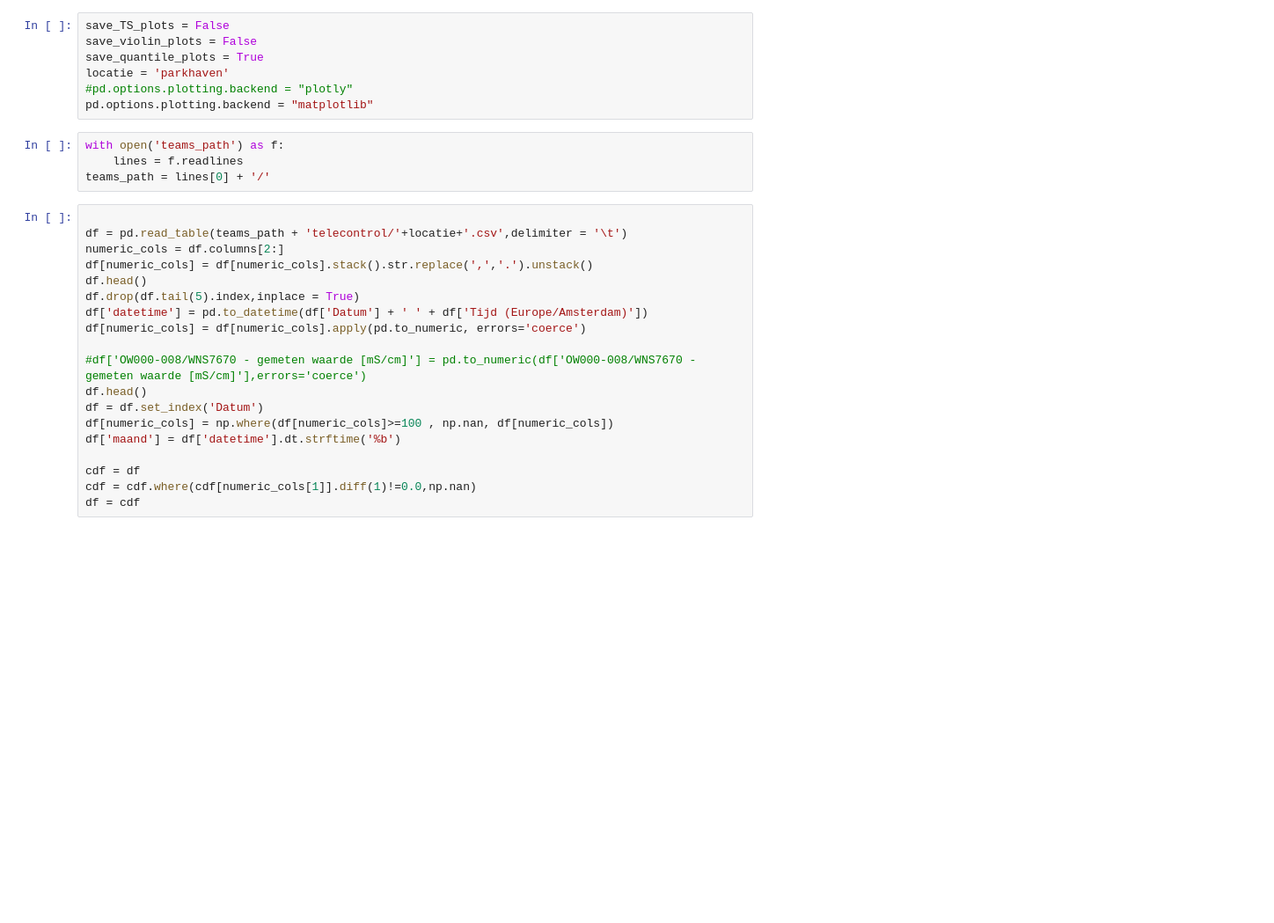
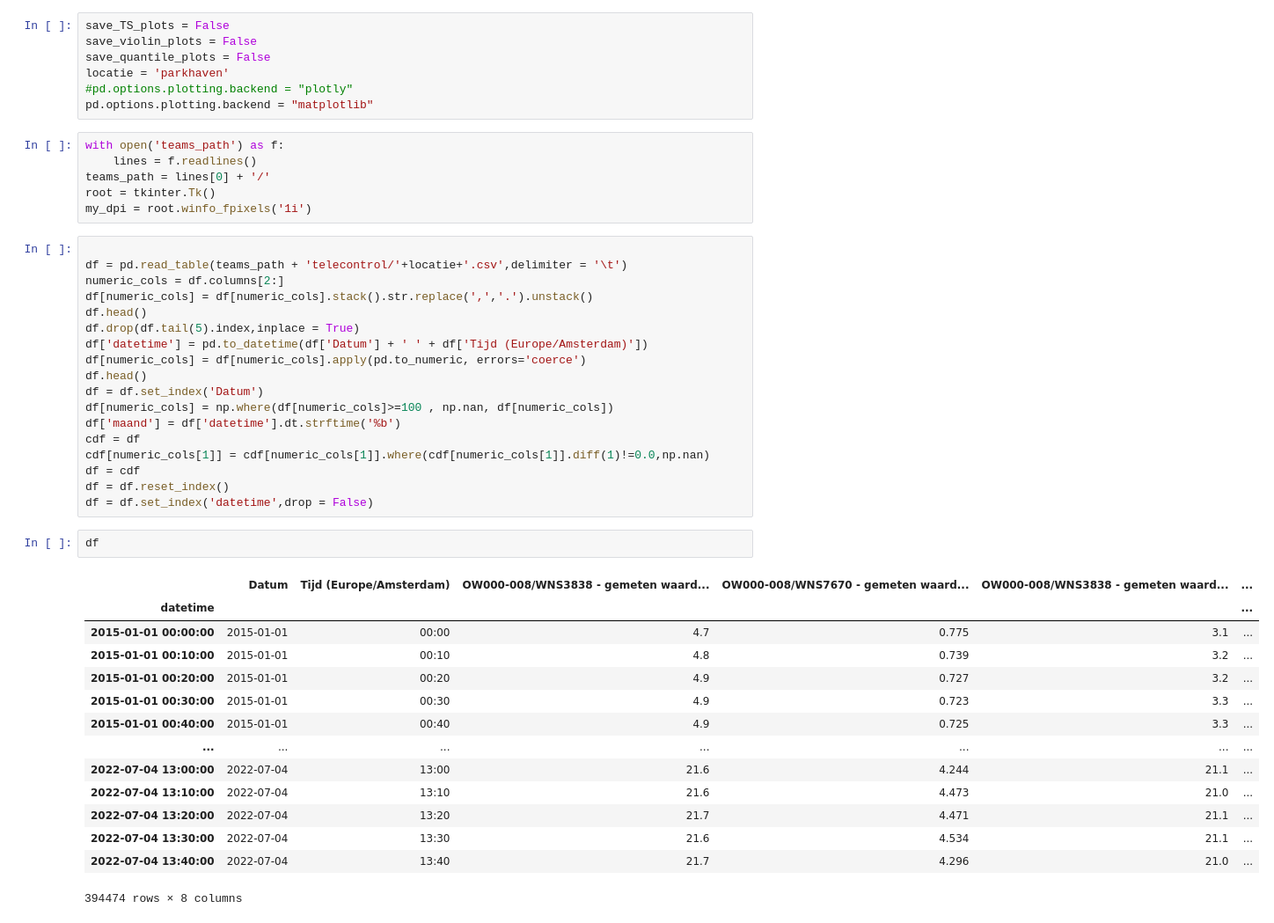
Before and after one commit to hhdelfland/zoutindringing-parksluizen, a Jupyter notebook: parser.ipynb, the cells around one changed output. Shown at 88% size. Drawn from its saved outputs; the diff is of its cells as text; blank space fills up the shorter version.

```diff
--- a/parser.ipynb
+++ b/parser.ipynb
@@ -12,14 +14,16 @@ import nbformat
 # %%
 save_TS_plots = False
 save_violin_plots = False
-save_quantile_plots = True
+save_quantile_plots = False
 locatie = 'parkhaven'
 #pd.options.plotting.backend = "plotly"
 pd.options.plotting.backend = "matplotlib"
 # %%
 with open('teams_path') as f:
-    lines = f.readlines
+    lines = f.readlines()
 teams_path = lines[0] + '/'
+root = tkinter.Tk()
+my_dpi = root.winfo_fpixels('1i')
 # %%
 
 df = pd.read_table(teams_path + 'telecontrol/'+locatie+'.csv',delimiter = '\t')
@@ -29,16 +33,32 @@ df.head()
 df.drop(df.tail(5).index,inplace = True)
 df['datetime'] = pd.to_datetime(df['Datum'] + ' ' + df['Tijd (Europe/Amsterdam)'])
 df[numeric_cols] = df[numeric_cols].apply(pd.to_numeric, errors='coerce')
-
-#df['OW000-008/WNS7670 - gemeten waarde [mS/cm]'] = pd.to_numeric(df['OW000-008/WNS7670 - gemeten waarde [mS/cm]'],errors='coerce')
 df.head()
 df = df.set_index('Datum')
 df[numeric_cols] = np.where(df[numeric_cols]>=100 , np.nan, df[numeric_cols])
 df['maand'] = df['datetime'].dt.strftime('%b')
-
 cdf = df
-cdf = cdf.where(cdf[numeric_cols[1]].diff(1)!=0.0,np.nan)
+cdf[numeric_cols[1]] = cdf[numeric_cols[1]].where(cdf[numeric_cols[1]].diff(1)!=0.0,np.nan)
 df = cdf
+df = df.reset_index()
+df = df.set_index('datetime',drop = False)
+# %%
+df
+# %% [output]
+|  | Datum | Tijd (Europe/Amsterdam) | OW000-008/WNS3838 - gemeten waard... | OW000-008/WNS7670 - gemeten waard... | OW000-008/WNS3838 - gemeten waard... | ... |
+| datetime |  |  |  |  |  | ... |
+| 2015-01-01 00:00:00 | 2015-01-01 | 00:00 | 4.7 | 0.775 | 3.1 | ... |
+| 2015-01-01 00:10:00 | 2015-01-01 | 00:10 | 4.8 | 0.739 | 3.2 | ... |
+| 2015-01-01 00:20:00 | 2015-01-01 | 00:20 | 4.9 | 0.727 | 3.2 | ... |
+| 2015-01-01 00:30:00 | 2015-01-01 | 00:30 | 4.9 | 0.723 | 3.3 | ... |
+| 2015-01-01 00:40:00 | 2015-01-01 | 00:40 | 4.9 | 0.725 | 3.3 | ... |
+| ... | ... | ... | ... | ... | ... | ... |
+| 2022-07-04 13:00:00 | 2022-07-04 | 13:00 | 21.6 | 4.244 | 21.1 | ... |
+| 2022-07-04 13:10:00 | 2022-07-04 | 13:10 | 21.6 | 4.473 | 21.0 | ... |
+| 2022-07-04 13:20:00 | 2022-07-04 | 13:20 | 21.7 | 4.471 | 21.1 | ... |
+| 2022-07-04 13:30:00 | 2022-07-04 | 13:30 | 21.6 | 4.534 | 21.1 | ... |
+| 2022-07-04 13:40:00 | 2022-07-04 | 13:40 | 21.7 | 4.296 | 21.0 | ... |
+394474 rows × 8 columns
 # %%
 %%capture
 isExist = os.path.exists(teams_path+'plots/' + locatie)
```
Also changed, not shown: parts of 8 cells of this notebook.
